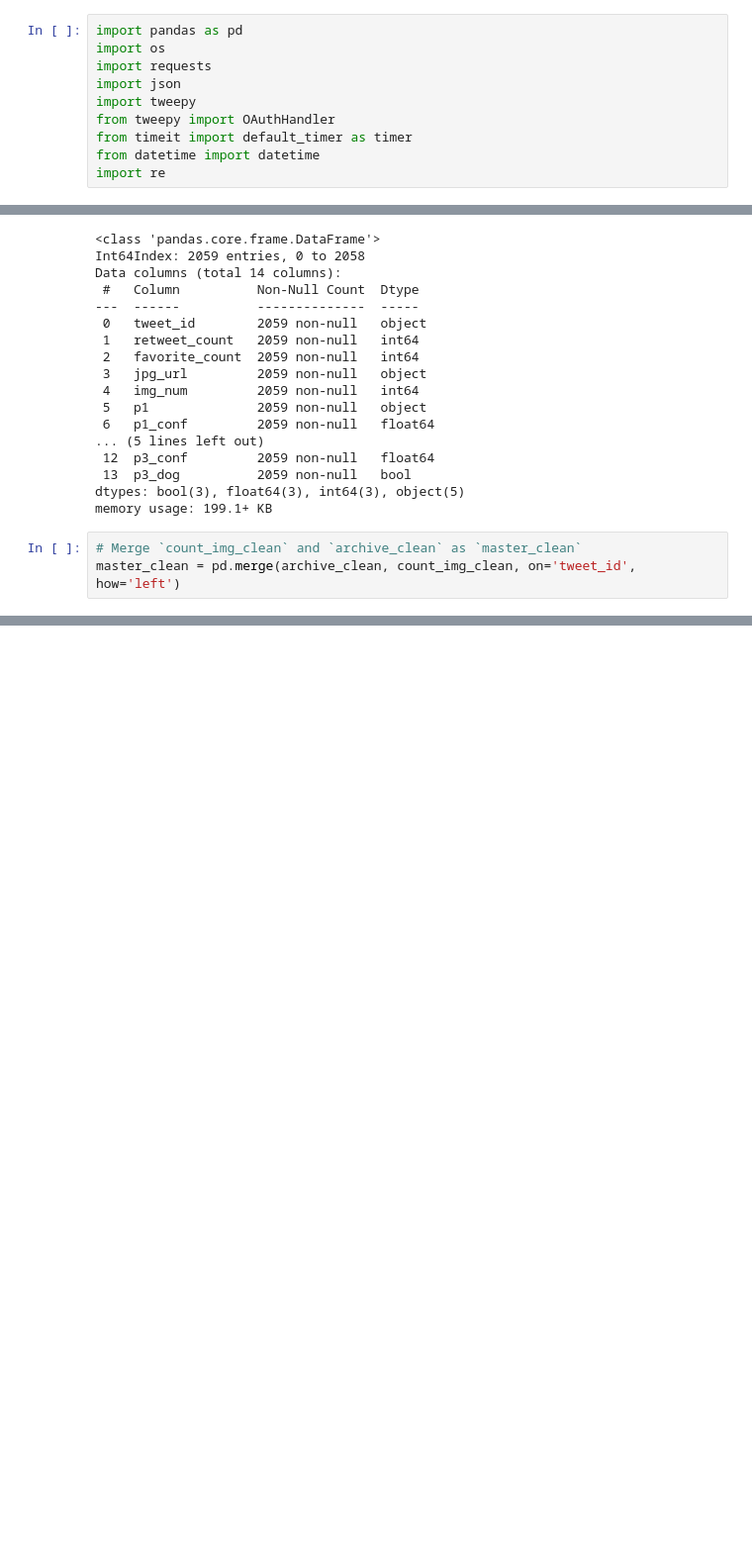
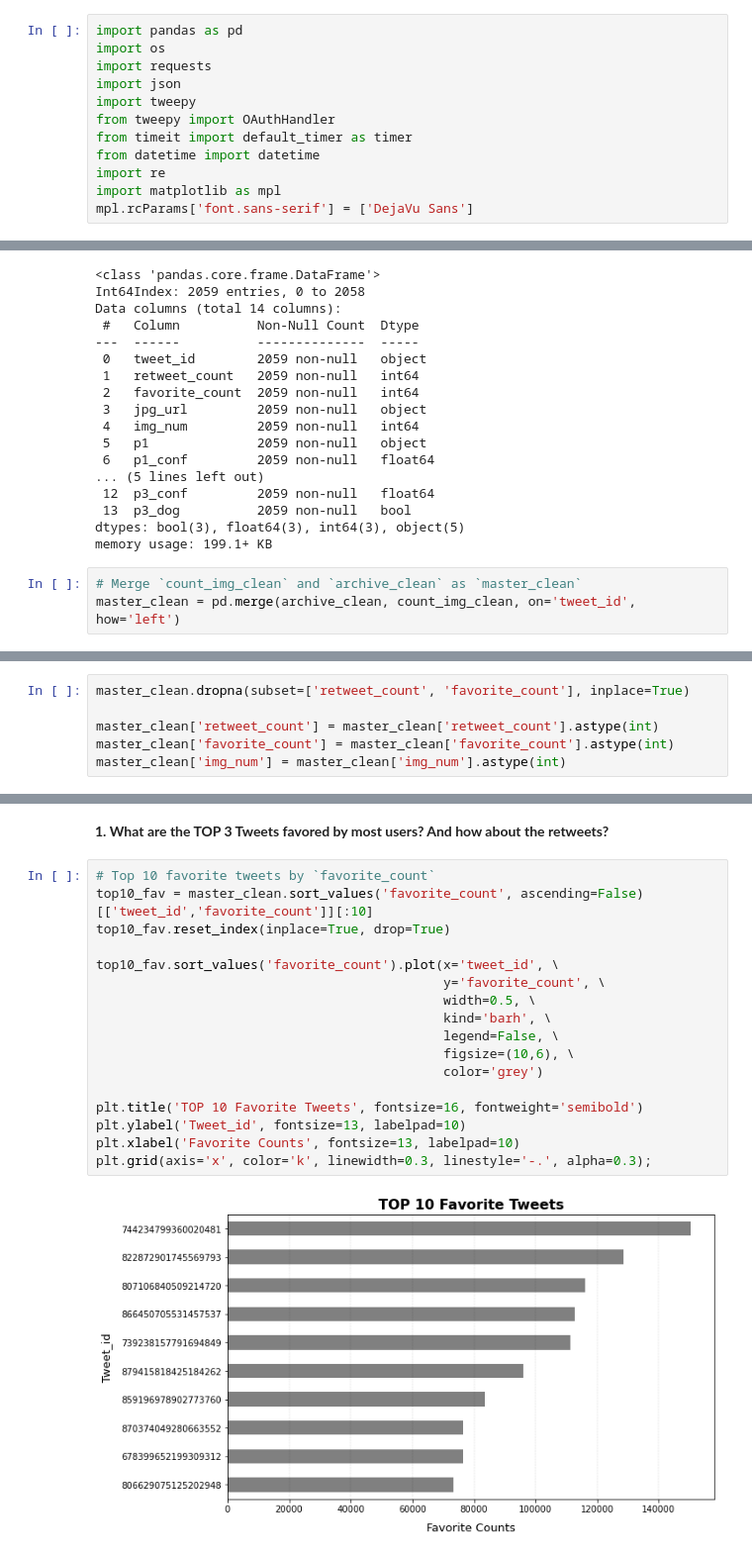
Before and after one commit to Alex-YuZ/Data-Wrangling-on-Twitter-Data, a Jupyter notebook: wrangle_act.ipynb, the cells around one changed output, grey strips where cells are left out. Shown at 99% size. Saved outputs shown, nothing was run; the diff lists cells and outputs as text; blank space fills up the shorter version.

```diff
--- a/wrangle_act.ipynb
+++ b/wrangle_act.ipynb
@@ -8,6 +8,8 @@ from tweepy import OAuthHandler
 from timeit import default_timer as timer
 from datetime import datetime
 import re
+import matplotlib as mpl
+mpl.rcParams['font.sans-serif'] = ['DejaVu Sans']
 # %%
 os.chdir('projects_on_GitHub/udacity_project/DataWrangling_TwitterData')
 # %% [markdown]
@@ -988,0 +1021,6 @@ memory usage: 393.2+ KB
+# %%
+master_clean.dropna(subset=['retweet_count', 'favorite_count'], inplace=True)
+
+master_clean['retweet_count'] = master_clean['retweet_count'].astype(int)
+master_clean['favorite_count'] = master_clean['favorite_count'].astype(int)
+master_clean['img_num'] = master_clean['img_num'].astype(int)
@@ -988,0 +1067,21 @@ memory usage: 393.2+ KB
+# %% [markdown]
+**1. What are the TOP 3 Tweets favored by most users? And how about the retweets?**
+# %%
+# Top 10 favorite tweets by `favorite_count`
+top10_fav = master_clean.sort_values('favorite_count', ascending=False)[['tweet_id','favorite_count']][:10]
+top10_fav.reset_index(inplace=True, drop=True)
+
+top10_fav.sort_values('favorite_count').plot(x='tweet_id', \
+                                             y='favorite_count', \
+                                             width=0.5, \
+                                             kind='barh', \
+                                             legend=False, \
+                                             figsize=(10,6), \
+                                             color='grey')
+
+plt.title('TOP 10 Favorite Tweets', fontsize=16, fontweight='semibold')
+plt.ylabel('Tweet_id', fontsize=13, labelpad=10)
+plt.xlabel('Favorite Counts', fontsize=13, labelpad=10)
+plt.grid(axis='x', color='k', linewidth=0.3, linestyle='-.', alpha=0.3);
+# %% [output]
+[figure, added]
```
Also changed, not shown: parts of 35 cells of this notebook, 3 other files.
